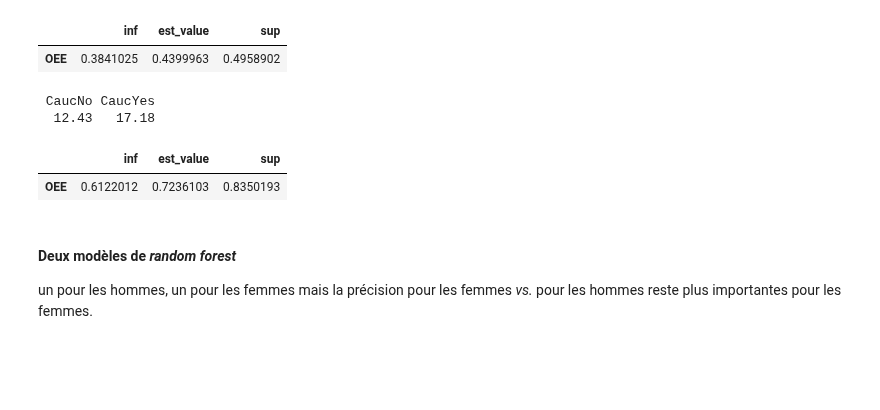
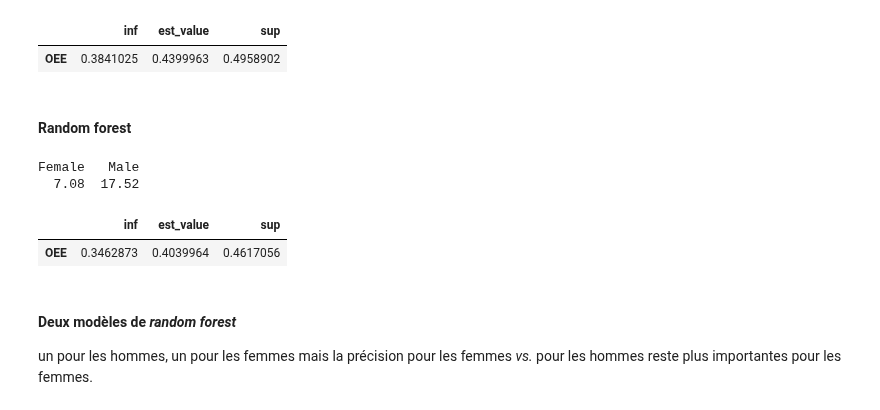
Before and after one commit to wikistat/Fair-ML-4-Ethical-AI, a Jupyter notebook: AdultCensus/AdultCensus-R-biasDetectionLong.ipynb, the cells around one changed output. Cells and saved outputs as stored; diff of their text form; code cells hidden in the pictures; blank space fills up the shorter version.

```diff
--- a/AdultCensus/AdultCensus-R-biasDetectionLong.ipynb
+++ b/AdultCensus/AdultCensus-R-biasDetectionLong.ipynb
@@ -1335,16 +1338,18 @@ overErrEqual(daTest$sex,daTest$income,as.factor(pred.log>0.5))
 # %% [output]
 |  | inf | est_value | sup |
 | OEE | 0.3841025 | 0.4399963 | 0.4958902 |
+# %% [markdown]
+#### Random forest
 # %%
-apply(table(pred.log>0.5,daTest$income,daTest$origEthn),3,tauxErr)
+apply(table(yHatrf,daTest$income,daTest$sex),3,tauxErr)
 # %% [output]
- CaucNo CaucYes
-  12.43   17.18
+Female   Male
+  7.08  17.52
 # %%
-overErrEqual(daTest$origEthn,daTest$income,as.factor(pred.log>0.5))
+overErrEqual(daTest$sex,daTest$income,yHatrf)
 # %% [output]
 |  | inf | est_value | sup |
-| OEE | 0.6122012 | 0.7236103 | 0.8350193 |
+| OEE | 0.3462873 | 0.4039964 | 0.4617056 |
 # %% [markdown]
 #### Deux modèles de *random forest*
 
```
Also changed, not shown: parts of 37 cells of this notebook, 2 other files.
